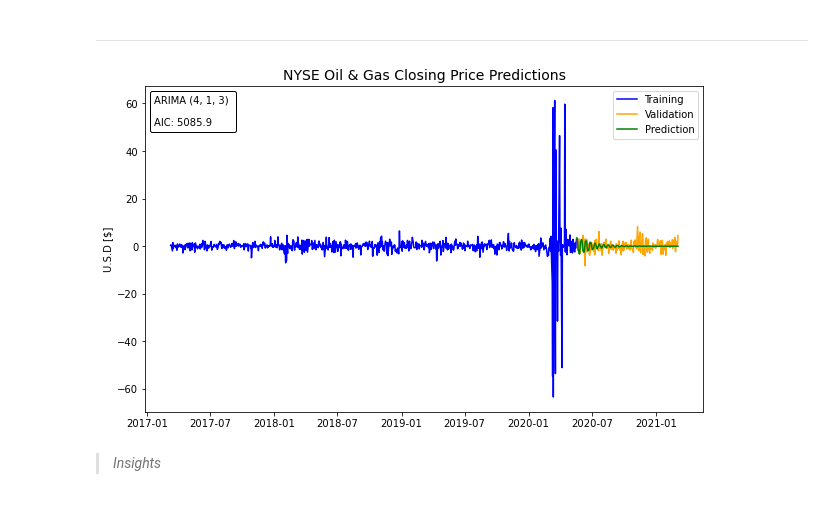
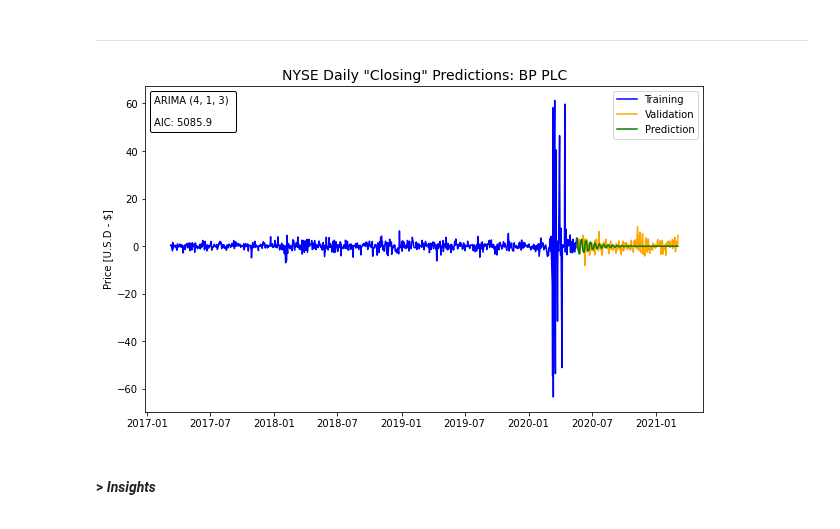
Before and after one commit to griffinwt/Hackathon_March2021, a Jupyter notebook: code/Model-Tuning-Brandon/Model-Tuning.ipynb, the cells around one changed output. Saved outputs shown, nothing was run; the diff lists cells and outputs as text; code cells hidden in the pictures.

```diff
--- a/code/Model-Tuning-Brandon/Model-Tuning.ipynb
+++ b/code/Model-Tuning-Brandon/Model-Tuning.ipynb
@@ -93,6 +93,13 @@ sents = pd.read_csv(r'../EDA-Brandon/'+fname,
                     parse_dates=True,
                     infer_datetime_format=True,
                     keep_date_col=True)
+
+fname = 'crude_futures_ARIMA.csv'
+comms = pd.read_csv(r'../../data/Financial_Market/'+fname,
+                    index_col = 0,
+                    parse_dates=True,
+                    infer_datetime_format=True,
+                    keep_date_col=True)
 # %%
 display(len(sents))
 display(sents.isnull().sum().sum())
@@ -145,5 +166,6 @@ dtype: int64
 # %%
 # Join all the others
 df = stocks.join(sents, how = 'left', rsuffix=f'_{fname[:-4]}')
+df = df.join(comms, how = 'left', )
 display(df.isnull().sum().sum())
 # %% [output]
@@ -308,7 +346,10 @@ feature_list = ['i_g_airline_roll5d_lagg',
                 'occidental_petroleum_corporation_lagg',
                 'phillips_66_lagg',
                 'pioneer_natural_resources_company_lagg',
-                'valero_energy_corporation_lagg']
+                'valero_energy_corporation_lagg',
+                'futures_open_interest',
+                'futures_settle_lagg',
+                'nymex_crude_per_barrel_lagg']
 
 # Pick your target
 target = 'bp_plc'
@@ -429,37 +470,38 @@ model = ARIMA(#endog = np.array(y_train),  # endog = endogenous "Target" Variabl
               order = (p,d,q))
 
 # Fit ARIMA model.
 arima = model.fit()
 # Generate predictions based on valid set.
 start_valid = y_valid.index[0]
 end_valid = y_valid.index[-1]
 #print(start_valid, type(start_valid))
 #print(end_valid, type(end_valid))
 preds = model.predict(params = arima.params,
                       start = start_valid,
                       end = end_valid)
 
 # Plot data.
 #plt.figure(figsize=(10,8))
 fig, axs = plt.subplots(nrows = 1,
                         ncols = 1,
                         figsize = (10, 6));
 # Plot training data.
 #plt.plot(y_train.index, pd.DataFrame(y_train), color = 'blue')
 axs.plot(y_train.index, pd.DataFrame(y_train).diff(), color = 'blue', label = 'Training')
 # Plot validing data.
 #plt.plot(y_valid.index, pd.DataFrame(y_valid), color = 'orange')
 axs.plot(y_valid.index, pd.DataFrame(y_valid).diff(), color = 'orange', label='Validation')
 # Plot predicted valid values.
 axs.plot(y_valid.index, preds, color = 'green', label = 'Prediction')
 #axs.set_xlabel(f'Motor-1 Target [mm]')
-axs.set_ylabel(f'U.S.D [$]')
+axs.set_ylabel(f'Price [U.S.D - $]')
 draw_text(axs, p,d,q)
-plt.title(label = f'NYSE Oil & Gas Closing Price Predictions', fontsize=14);
+title_co = target.replace('_' , ' ').upper()
+plt.title(label = f'NYSE Daily "Closing" Predictions: {title_co}', fontsize=14);
 plt.legend();
 # %% [output]
-[figure, old version]
+[figure, new version]
 # %% [markdown]
-> *Insights*
+#### > *Insights*
 >
 >
```
Also changed, not shown: parts of 11 cells of this notebook, 6 other files.
